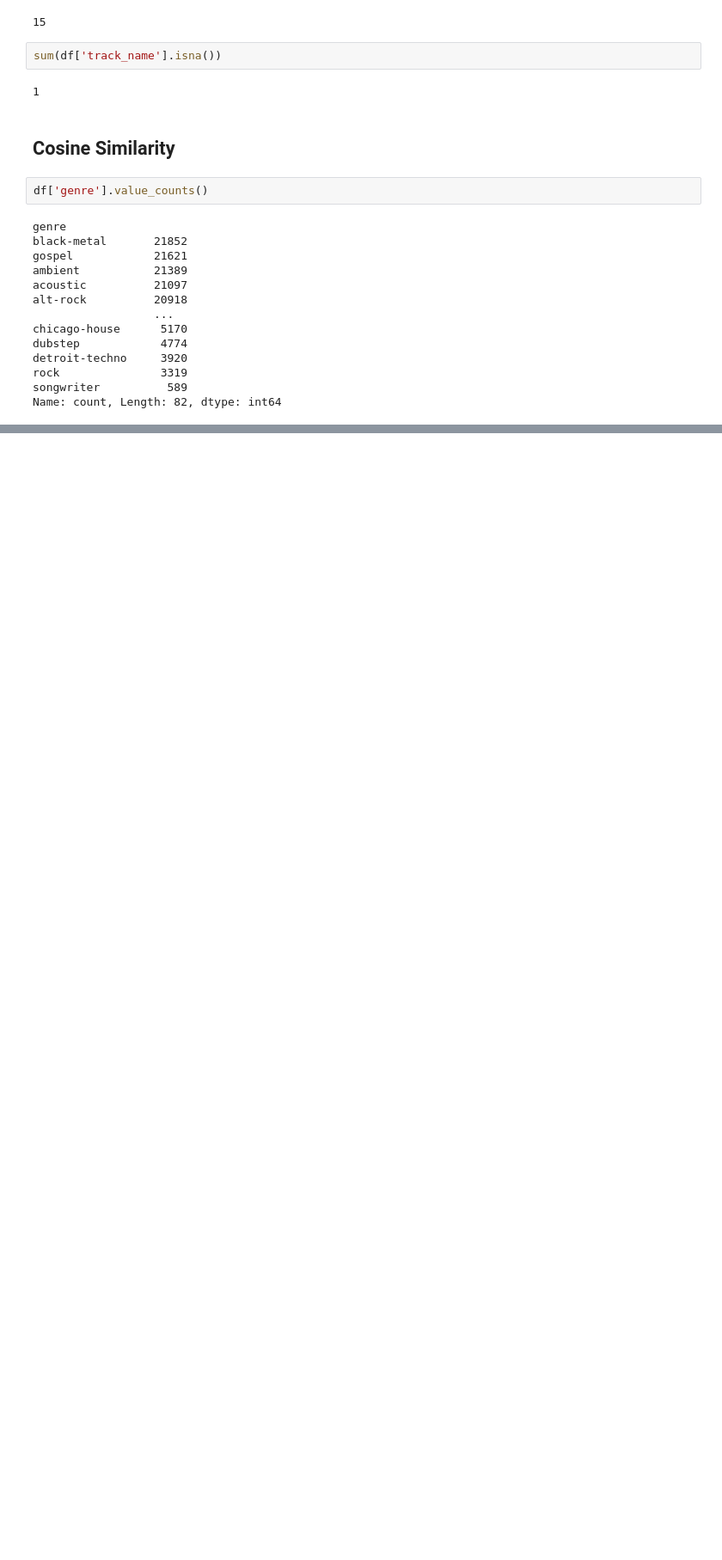
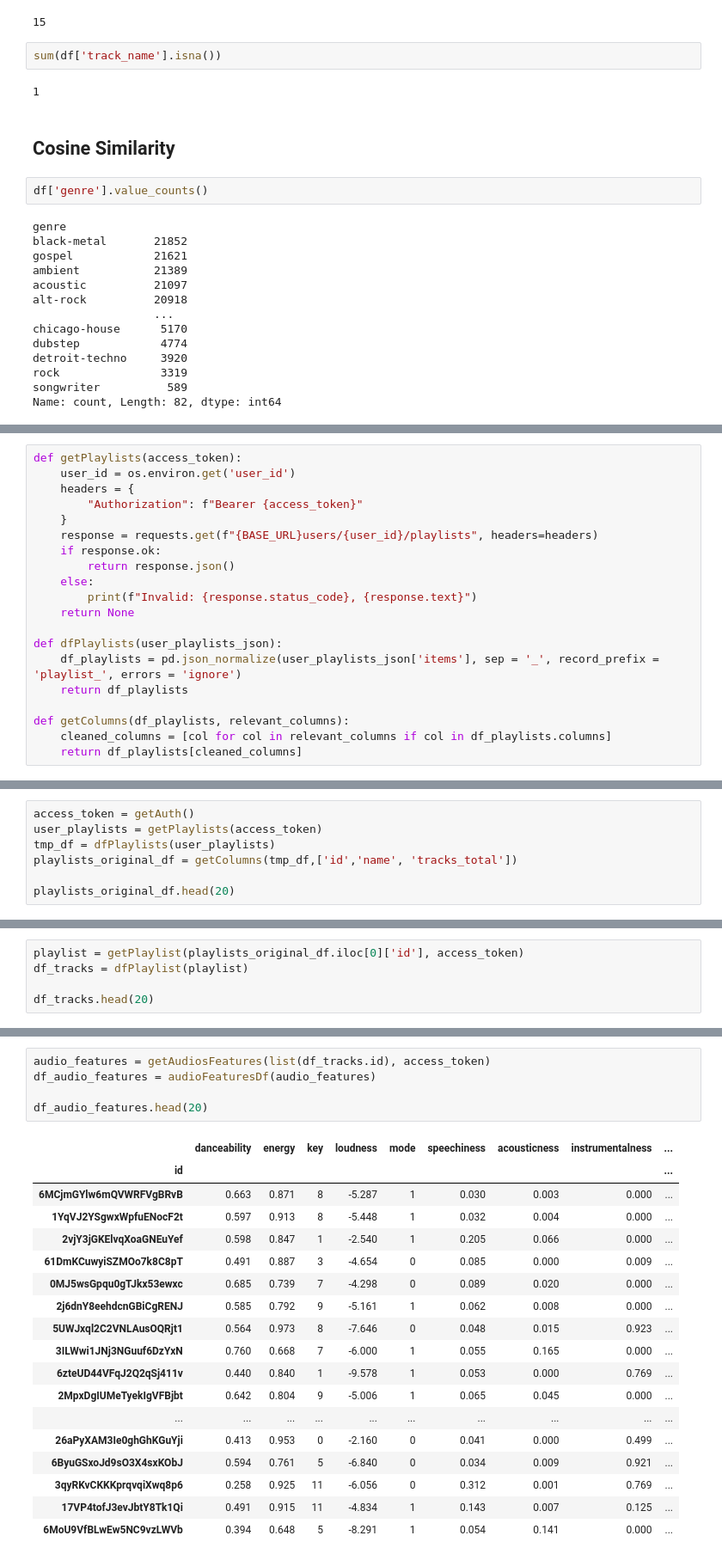
Before and after one commit to kmk9461/advanced_python, a Jupyter notebook: spotify_1mil_tracks.ipynb, the cells around one changed output, grey strips where cells are left out. Shown: that part at 86% size. Saved outputs shown, nothing was run; the diff lists cells and outputs as text; blank space fills up the shorter version.

```diff
--- a/spotify_1mil_tracks.ipynb
+++ b/spotify_1mil_tracks.ipynb
@@ -132,0 +180,20 @@ visual
+# %%
+def getPlaylists(access_token):
+    user_id = os.environ.get('user_id')
+    headers = {
+        "Authorization": f"Bearer {access_token}"
+    }
+    response = requests.get(f"{BASE_URL}users/{user_id}/playlists", headers=headers)
+    if response.ok:
+        return response.json()
+    else:
+        print(f"Invalid: {response.status_code}, {response.text}")
+    return None
+
+def dfPlaylists(user_playlists_json):
+    df_playlists = pd.json_normalize(user_playlists_json['items'], sep = '_', record_prefix = 'playlist_', errors = 'ignore')
+    return df_playlists
+
+def getColumns(df_playlists, relevant_columns):
+    cleaned_columns = [col for col in relevant_columns if col in df_playlists.columns]
+    return df_playlists[cleaned_columns]
@@ -132,0 +303,7 @@ visual
+# %%
+access_token = getAuth()
+user_playlists = getPlaylists(access_token)
+tmp_df = dfPlaylists(user_playlists)
+playlists_original_df = getColumns(tmp_df,['id','name', 'tracks_total'])
+
+playlists_original_df.head(20)
@@ -132,0 +315,5 @@ visual
+# %%
+playlist = getPlaylist(playlists_original_df.iloc[0]['id'], access_token)
+df_tracks = dfPlaylist(playlist)
+
+df_tracks.head(20)
@@ -132,0 +338,24 @@ visual
+# %%
+audio_features = getAudiosFeatures(list(df_tracks.id), access_token)
+df_audio_features = audioFeaturesDf(audio_features)
+
+df_audio_features.head(20)
+# %% [output]
+|  | danceability | energy | key | loudness | mode | speechiness | acousticness | instrumentalness | ... |
+| id |  |  |  |  |  |  |  |  | ... |
+| 6MCjmGYlw6mQVWRFVgBRvB | 0.663 | 0.871 | 8 | -5.287 | 1 | 0.030 | 0.003 | 0.000 | ... |
+| 1YqVJ2YSgwxWpfuENocF2t | 0.597 | 0.913 | 8 | -5.448 | 1 | 0.032 | 0.004 | 0.000 | ... |
+| 2vjY3jGKElvqXoaGNEuYef | 0.598 | 0.847 | 1 | -2.540 | 1 | 0.205 | 0.066 | 0.000 | ... |
+| 61DmKCuwyiSZMOo7k8C8pT | 0.491 | 0.887 | 3 | -4.654 | 0 | 0.085 | 0.000 | 0.009 | ... |
+| 0MJ5wsGpqu0gTJkx53ewxc | 0.685 | 0.739 | 7 | -4.298 | 0 | 0.089 | 0.020 | 0.000 | ... |
+| 2j6dnY8eehdcnGBiCgRENJ | 0.585 | 0.792 | 9 | -5.161 | 1 | 0.062 | 0.008 | 0.000 | ... |
+| 5UWJxql2C2VNLAusOQRjt1 | 0.564 | 0.973 | 8 | -7.646 | 0 | 0.048 | 0.015 | 0.923 | ... |
+| 3ILWwi1JNj3NGuuf6DzYxN | 0.760 | 0.668 | 7 | -6.000 | 1 | 0.055 | 0.165 | 0.000 | ... |
+| 6zteUD44VFqJ2Q2qSj411v | 0.440 | 0.840 | 1 | -9.578 | 1 | 0.053 | 0.000 | 0.769 | ... |
+| 2MpxDgIUMeTyekIgVFBjbt | 0.642 | 0.804 | 9 | -5.006 | 1 | 0.065 | 0.045 | 0.000 | ... |
+| ... | ... | ... | ... | ... | ... | ... | ... | ... | ... |
+| 26aPyXAM3Ie0ghGhKGuYji | 0.413 | 0.953 | 0 | -2.160 | 0 | 0.041 | 0.000 | 0.499 | ... |
+| 6ByuGSxoJd9sO3X4sxKObJ | 0.594 | 0.761 | 5 | -6.840 | 0 | 0.034 | 0.009 | 0.921 | ... |
+| 3qyRKvCKKKprqvqiXwq8p6 | 0.258 | 0.925 | 11 | -6.056 | 0 | 0.312 | 0.001 | 0.769 | ... |
+| 17VP4tofJ3evJbtY8Tk1Qi | 0.491 | 0.915 | 11 | -4.834 | 1 | 0.143 | 0.007 | 0.125 | ... |
+| 6MoU9VfBLwEw5NC9vzLWVb | 0.394 | 0.648 | 5 | -8.291 | 1 | 0.054 | 0.141 | 0.000 | ... |
```
Also changed, not shown: parts of 22 cells of this notebook, 3 other files.
